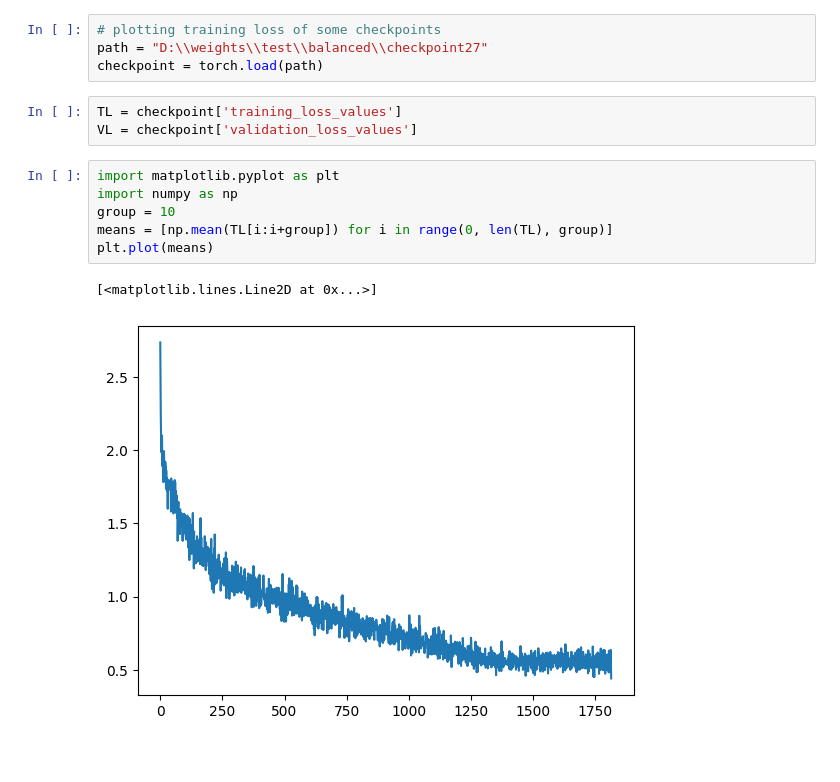
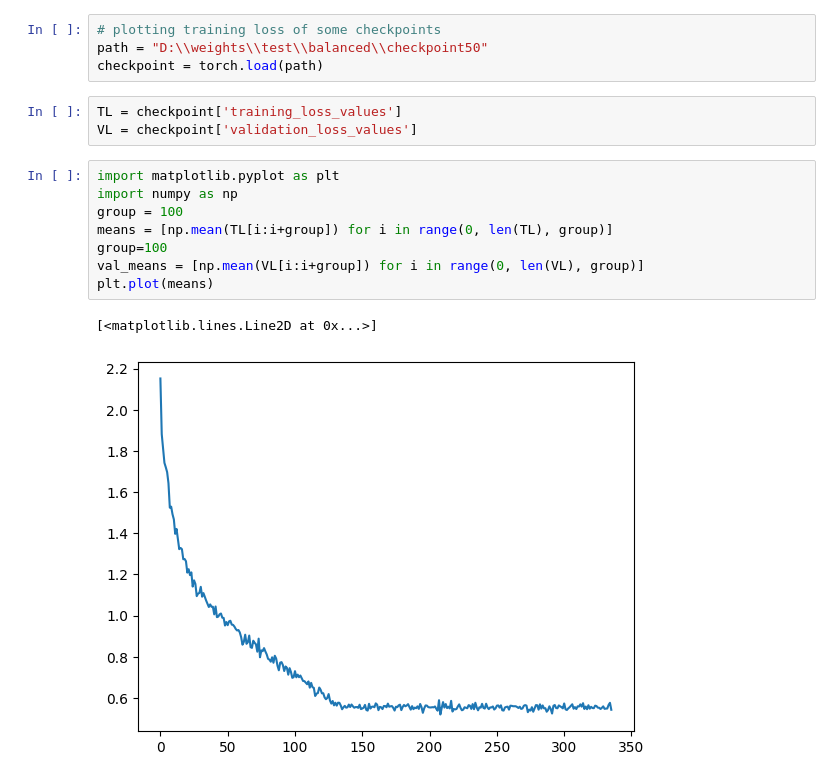
Before and after one commit to theElandor/CVCS, a Jupyter notebook: source/scripts/loss_plot.ipynb, the cells around one changed output. Cells and saved outputs as stored; diff of their text form.

```diff
--- a/source/scripts/loss_plot.ipynb
+++ b/source/scripts/loss_plot.ipynb
@@ -2,7 +2,7 @@
 import torch
 # %%
 # plotting training loss of some checkpoints
-path = "D:\\weights\\test\\balanced\\checkpoint27"
+path = "D:\\weights\\test\\balanced\\checkpoint50"
 checkpoint = torch.load(path)
 # %%
 TL = checkpoint['training_loss_values']
@@ -10,9 +10,11 @@ VL = checkpoint['validation_loss_values']
 # %%
 import matplotlib.pyplot as plt
 import numpy as np
-group = 10
+group = 100
 means = [np.mean(TL[i:i+group]) for i in range(0, len(TL), group)]
+group=100
+val_means = [np.mean(VL[i:i+group]) for i in range(0, len(VL), group)]
 plt.plot(means)
 # %% [output]
 [<matplotlib.lines.Line2D at 0x...>]
-[figure, old version]
+[figure, new version]
```
Also changed, not shown: parts of 2 cells of this notebook, 7 other files.
